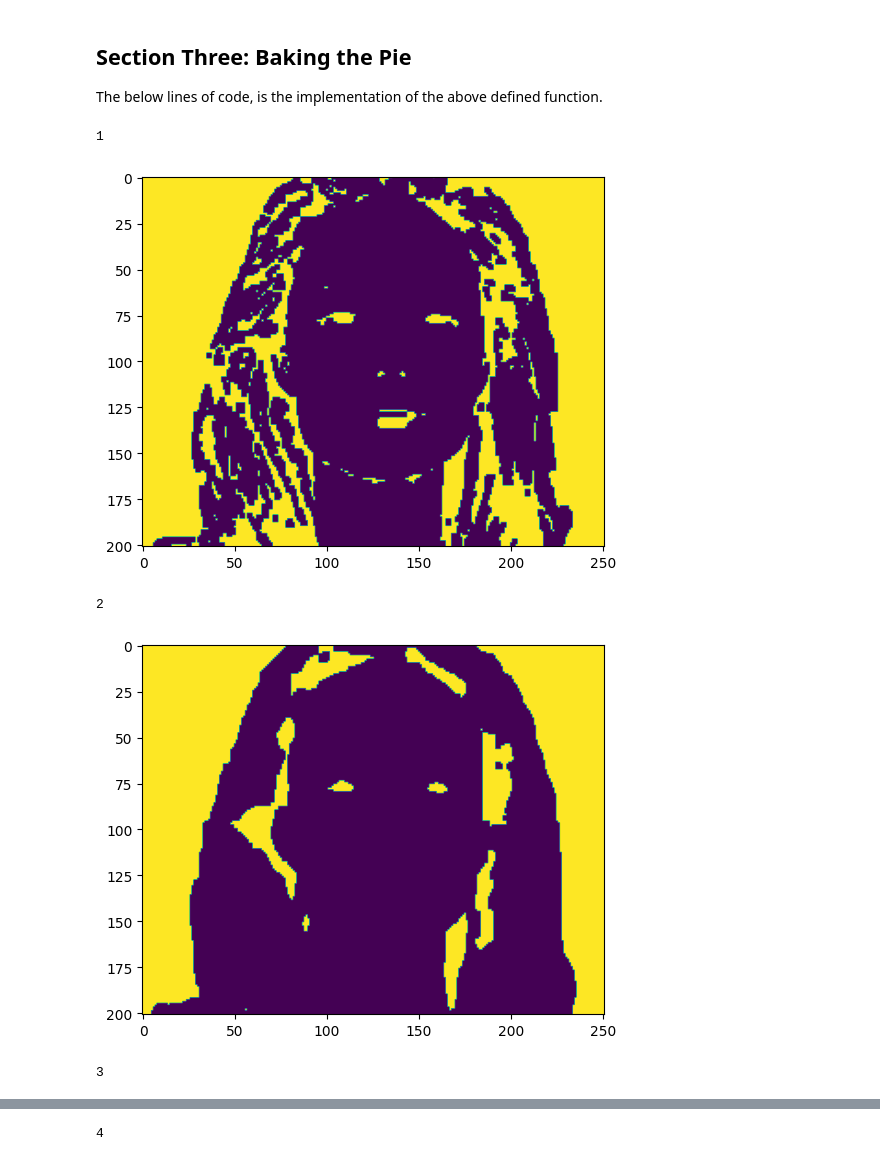
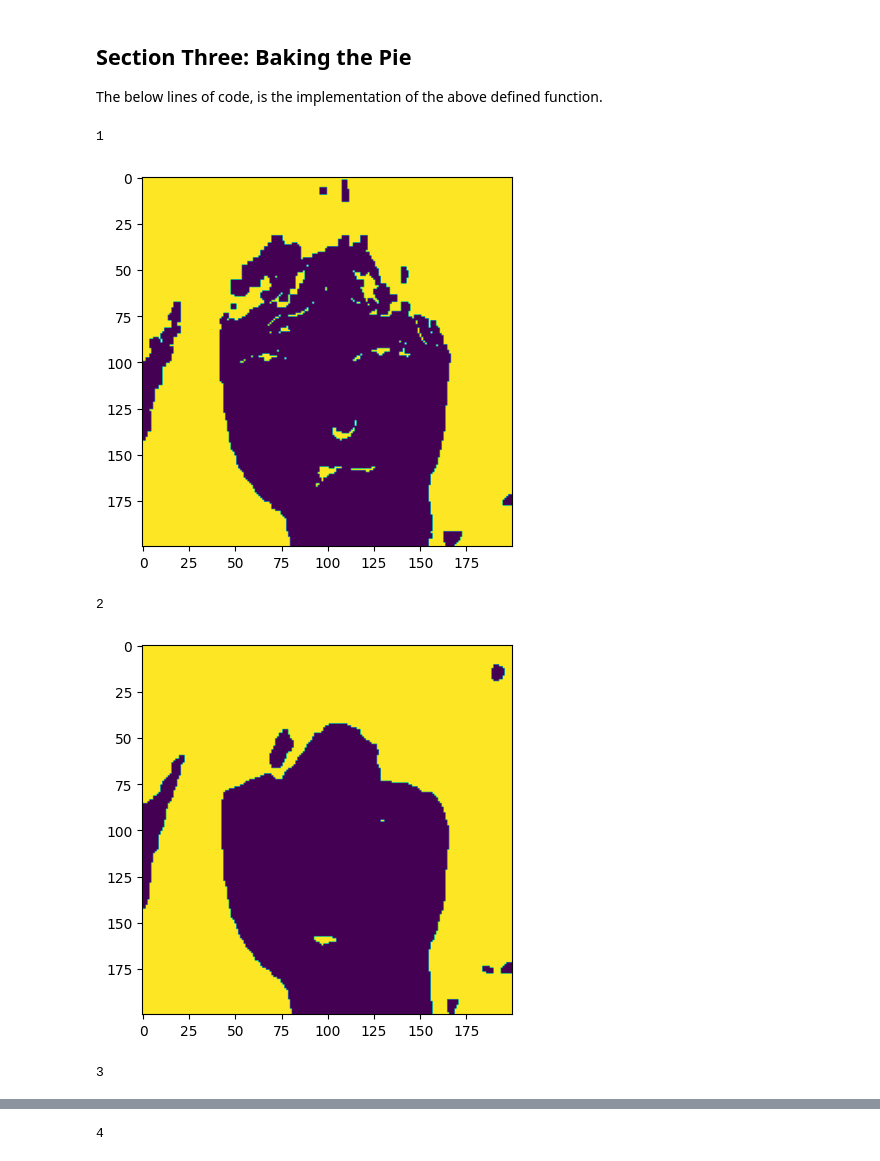
Before and after one commit to vittoria-thomasini/Extract_skintone_image, a Jupyter notebook: Extract_Skin_Tone_from_an_Image.ipynb, the cells around one changed output, grey strips where cells are left out. Saved outputs shown, nothing was run; the diff lists cells and outputs as text; code cells hidden in the pictures.

```diff
--- a/Extract_Skin_Tone_from_an_Image.ipynb
+++ b/Extract_Skin_Tone_from_an_Image.ipynb
@@ -372,7 +385,7 @@ import cv2
 import numpy as np
 
 #Open a simple image
-img =  imutils.url_to_image("https://raw.githubusercontent.com/vittoria-thomasini/Extract_skintone_image/main/jolie.jpg")
+img =  imutils.url_to_image("https://raw.githubusercontent.com/vittoria-thomasini/Extract_skintone_image/main/vittoria.jpeg")
 
 #converting from gbr to hsv color space
 img_HSV = cv2.cvtColor(img, cv2.COLOR_BGR2HSV)
@@ -385,34 +398,34 @@ img_YCrCb = cv2.cvtColor(img, cv2.COLOR_BGR2YCrCb)
 #skin color range for hsv color space
 YCrCb_mask = cv2.inRange(img_YCrCb, (0, 135, 85), (255,180,135))
 YCrCb_mask = cv2.morphologyEx(YCrCb_mask, cv2.MORPH_OPEN, np.ones((3,3), np.uint8))
 
 #merge skin detection (YCbCr and hsv)
 global_mask=cv2.bitwise_and(YCrCb_mask,HSV_mask)
 global_mask=cv2.medianBlur(global_mask,3)
 global_mask = cv2.morphologyEx(global_mask, cv2.MORPH_OPEN, np.ones((4,4), np.uint8))
 
 
 HSV_result = cv2.bitwise_not(HSV_mask)
 YCrCb_result = cv2.bitwise_not(YCrCb_mask)
 global_result=cv2.bitwise_not(global_mask)
 
 
 #show results
 print(1)
 plt.imshow(HSV_result)
 plt.show()
 print(2)
 plt.imshow(YCrCb_result)
 plt.show()
 print(3)
 plt.imshow(global_result)
 plt.show()
 print(4)
 plt.imshow(img)
 plt.show()
 # %% [output]
 1
-[figure, old version]
+[figure, new version]
 2
-[figure, old version]
+[figure, new version]
 3
```
Also changed, not shown: parts of 5 cells of this notebook.
